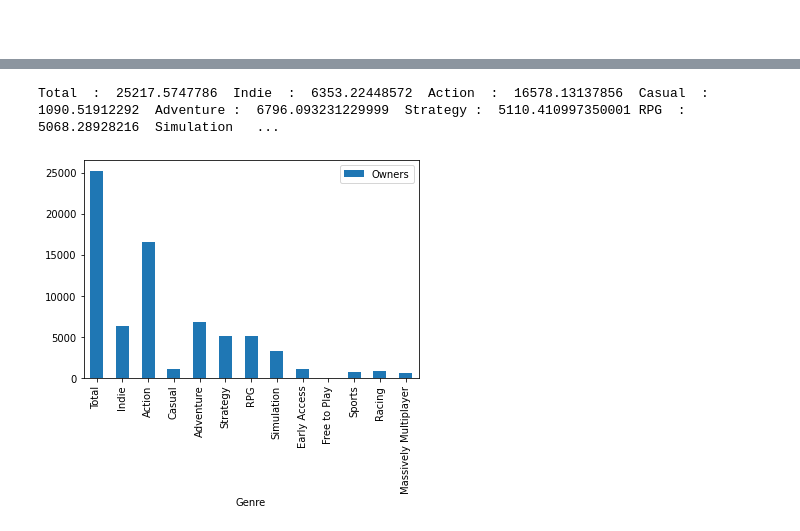
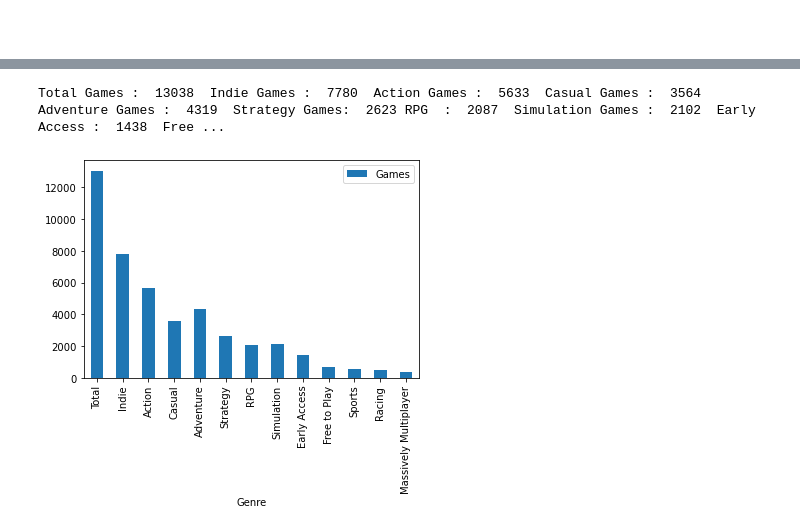
Before and after one commit to bengy124/Data-301-Final-Project, a Jupyter notebook: analysis/submitted/Milestone2.ipynb, the cells around one changed output, grey strips where cells are left out. Drawn from its saved outputs; the diff is of its cells as text; code cells hidden in the pictures.

```diff
--- a/analysis/submitted/Milestone2.ipynb
+++ b/analysis/submitted/Milestone2.ipynb
@@ -28,5 +31,6 @@ Total Games :  13357  Indie Games :  7780  Action Games :  5633  Casual Games :
-# %%
-project_functions.plotRevenue(df)
-# %% [output]
-Total  :  25217.5747786  Indie  :  6353.22448572  Action  :  16578.13137856  Casual  :  1090.51912292  Adventure :  6796.093231229999  Strategy :  5110.410997350001 RPG  :  5068.28928216  Simulation   ...
-[figure, removed]
+# %%
+#This plot analyses the total amount of games categorized in each genre
+pf.Genrecount(df)
+# %% [output]
+Total Games :  13038  Indie Games :  7780  Action Games :  5633  Casual Games :  3564  Adventure Games :  4319  Strategy Games:  2623 RPG  :  2087  Simulation Games :  2102  Early Access :  1438  Free ...
+[figure, added]
```
Also changed, not shown: parts of 11 cells of this notebook, 2 other files.
